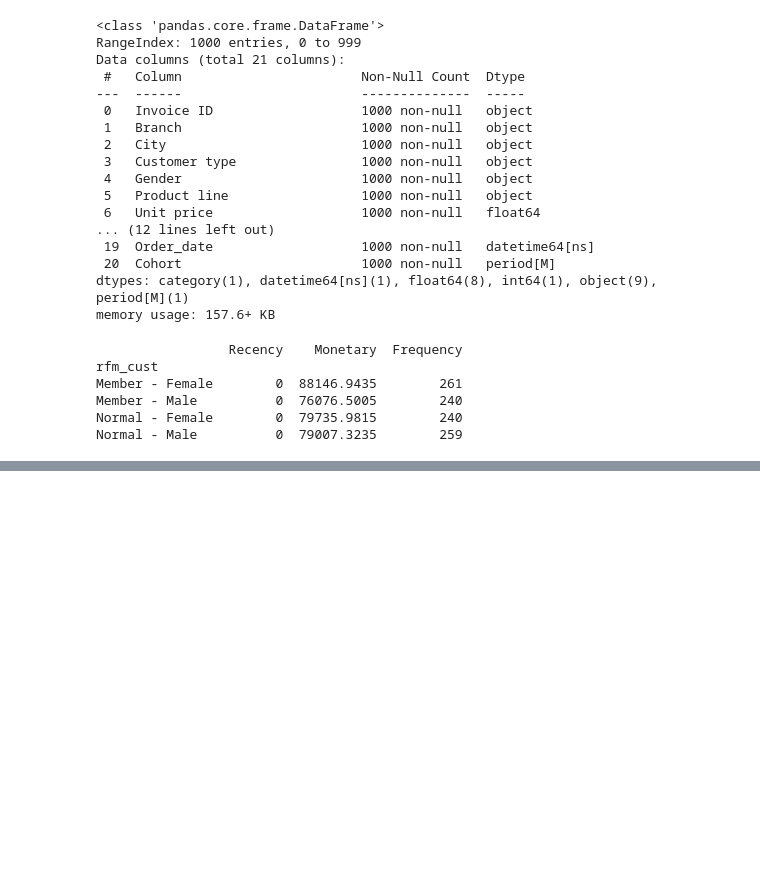
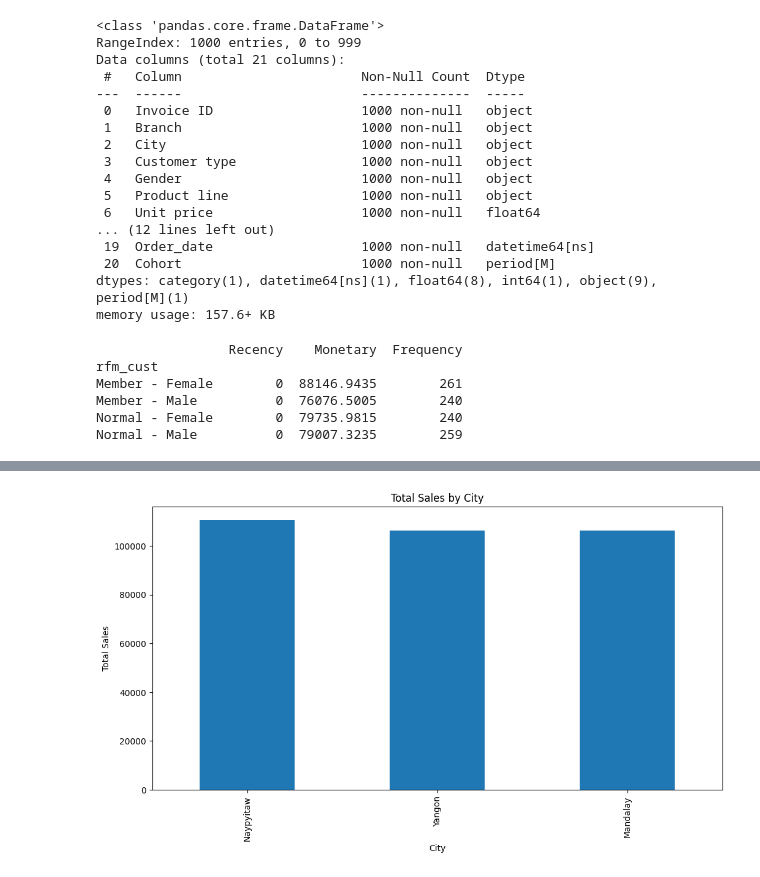
Before and after one commit to AngeloDusu/EDA-Sales-Analysis, a Jupyter notebook: Codes/EDA-Sales-Analysis.ipynb, the cells around one changed output, grey strips where cells are left out. Cells and saved outputs as stored; diff of their text form; code cells hidden in the pictures; blank space fills up the shorter version.

```diff
--- a/Codes/EDA-Sales-Analysis.ipynb
+++ b/Codes/EDA-Sales-Analysis.ipynb
@@ -280,0 +358,10 @@ rfm['RFM_segment'] = rfm.apply(lambda x: f"{x['Recency']}-{x['Frequency']}-{x['M
+# %%
+geo_sales = data.groupby(['City'])['Total'].sum().sort_values(ascending=False)
+geo_sales.plot(kind="bar", stacked=False, figsize=(12, 6))
+plt.title("Total Sales by City")
+plt.xlabel("City")
+plt.ylabel("Total Sales")
+
+plt.show()
+# %% [output]
+[figure, added]
```
Also changed, not shown: parts of 18 cells of this notebook.
